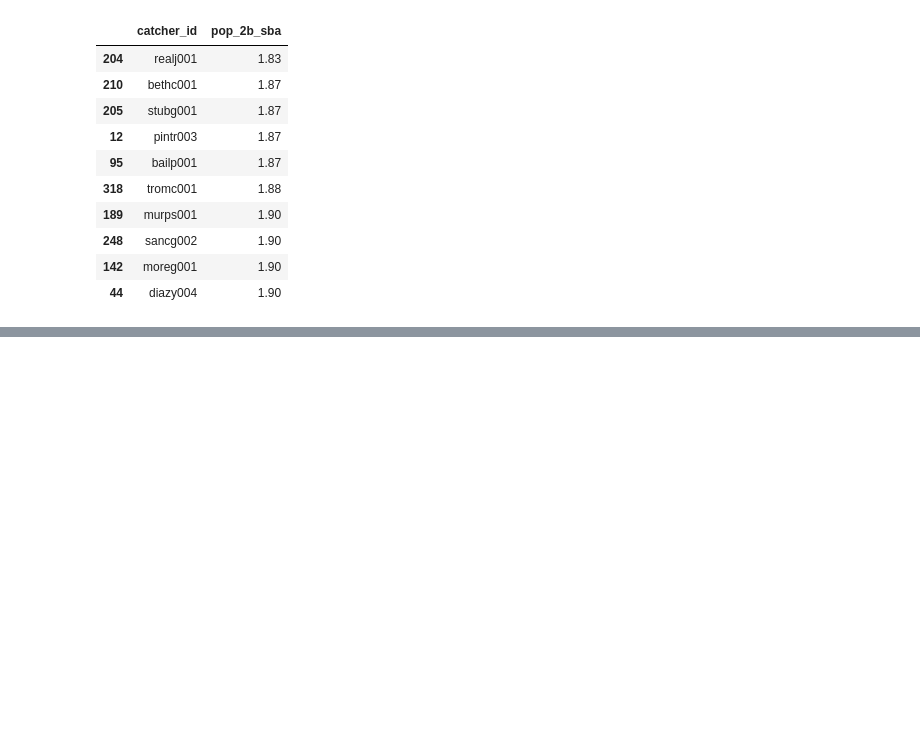
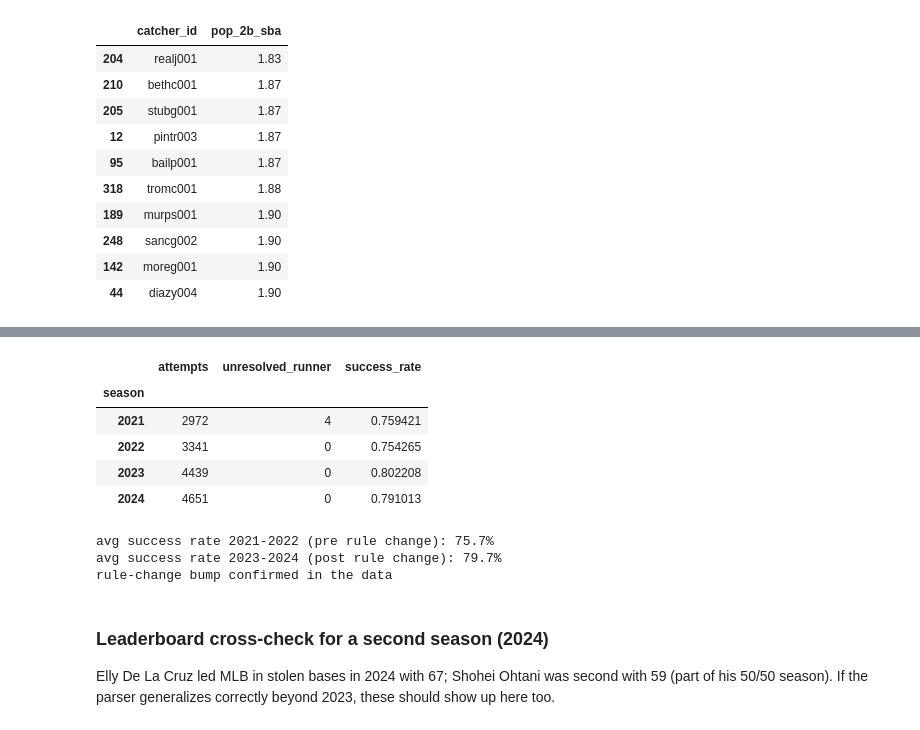
Before and after one commit to ethanhershman/base-steal-model, a Jupyter notebook: notebooks/eda.ipynb, the cells around one changed output, grey strips where cells are left out. Cells and saved outputs as stored; diff of their text form; code cells hidden in the pictures; blank space fills up the shorter version.

```diff
--- a/notebooks/eda.ipynb
+++ b/notebooks/eda.ipynb
@@ -298,0 +303,51 @@ crosswalked but no pop-time row: 1
+# %%
+import glob
+
+season_files = sorted(glob.glob("../data/sample/steals_*.csv"))
+seasons = {}
+for f in season_files:
+    year = f.split("_")[-1].replace(".csv", "")
+    seasons[year] = pd.read_csv(f)
+
+summary_rows = []
+for year, df in sorted(seasons.items()):
+    summary_rows.append({
+        "season": year,
+        "attempts": len(df),
+        "unresolved_runner": df["runner_id"].isna().sum(),
+        "success_rate": df["success"].mean(),
+    })
+season_summary = pd.DataFrame(summary_rows).set_index("season")
+season_summary
+# %% [output]
+|  | attempts | unresolved_runner | success_rate |
+| season |  |  |  |
+| 2021 | 2972 | 4 | 0.759421 |
+| 2022 | 3341 | 0 | 0.754265 |
+| 2023 | 4439 | 0 | 0.802208 |
+| 2024 | 4651 | 0 | 0.791013 |
+# %%
+# Sanity bounds per season, and the 2023 rule-change step-up in particular.
+for year, row in season_summary.iterrows():
+    assert row["unresolved_runner"] / row["attempts"] < 0.005, \
+        f"{year}: too many unresolved runners"
+    assert 0.70 <= row["success_rate"] <= 0.85, \
+        f"{year}: success rate {row['success_rate']:.1%} out of plausible range"
+
+pre_rule_change = season_summary.loc[["2021", "2022"], "success_rate"].mean()
+post_rule_change = season_summary.loc[["2023", "2024"], "success_rate"].mean()
+print(f"avg success rate 2021-2022 (pre rule change): {pre_rule_change:.1%}")
+print(f"avg success rate 2023-2024 (post rule change): {post_rule_change:.1%}")
+assert post_rule_change > pre_rule_change + 0.02, \
+    "expected a visible bump in success rate after the 2023 rule changes"
+print("rule-change bump confirmed in the data")
+# %% [output]
+avg success rate 2021-2022 (pre rule change): 75.7%
+avg success rate 2023-2024 (post rule change): 79.7%
+rule-change bump confirmed in the data
+# %% [markdown]
+### Leaderboard cross-check for a second season (2024)
+
+Elly De La Cruz led MLB in stolen bases in 2024 with 67; Shohei Ohtani was
+second with 59 (part of his 50/50 season). If the parser generalizes
+correctly beyond 2023, these should show up here too.
```
Also changed, not shown: parts of 6 cells of this notebook, 3 other files.
